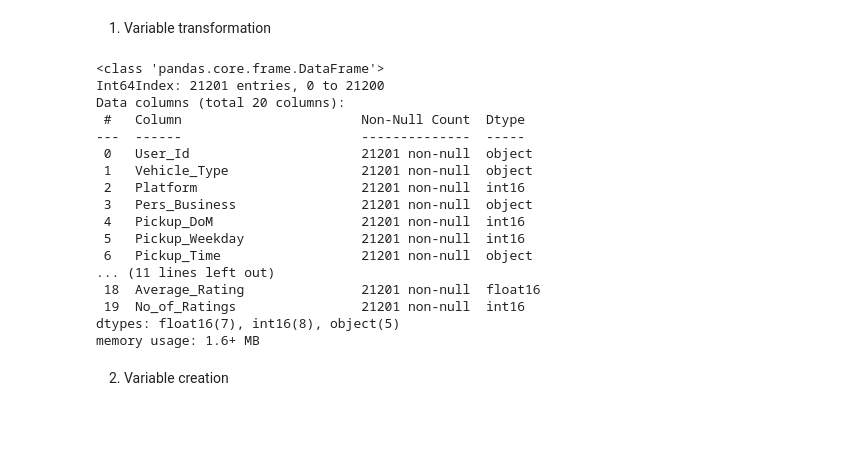
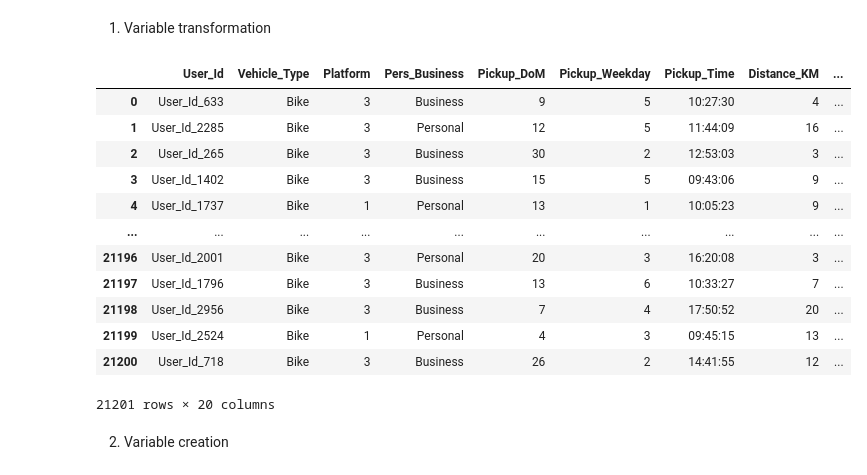
Before and after one commit to Dominic-byte/Team-13-Regression-Predict, a Jupyter notebook: Sendy_regressor.ipynb, the cells around one changed output. Drawn from its saved outputs; the diff is of its cells as text; code cells hidden in the pictures; blank space fills up the shorter version.

```diff
--- a/Sendy_regressor.ipynb
+++ b/Sendy_regressor.ipynb
@@ -411,0 +374,9 @@ From looking at the results, it shows that mainly businesses used their delivery
+# %%
+#Plotting two histograms to show insight of the Vehicle type and customer type
+obj2_cols = [col for col in eda_df.columns if (col == 'Personal or Business')] + ['Vehicle Type']
+fig,axes = plt.subplots(1, len(obj2_cols), figsize=(12,8), squeeze=False)
+
+for i, col in enumerate(obj2_cols):
+    eda_df[obj2_cols[i]].value_counts().plot(kind='bar', x=col, ax=axes[0, i], alpha=0.5)
+
+plt.show()
@@ -411,0 +390,17 @@ From looking at the results, it shows that mainly businesses used their delivery
+# %%
+#Creating a hour dataframe to to get insight at the total number of deliveries volume per hour.
+#This will show in which hours most of the deliveries were made
+import datetime as dt
+time_cols = [col for col in eda_df.columns if col.endswith('Time')]
+time_df = eda_df[time_col]
+
+
+for col in time_cols:
+    time_df[col] = pd.to_datetime(time_df[col], format='%H:%M:%S').dt.strftime("%H:%M:%S")
+#Create hour function
+def hour(df,time_col):
+    for col in time_col:
+        df[col] = df[col].apply(lambda x: int(x[:2]))
+    return df
+
+hour_df = hour(time_df,time_cols)
@@ -491,23 +546,19 @@ b. Feature engineering and selection (B)
 # %%
-pd.merge(ctrain, criders, how='left', on='Rider_Id').info()
+pd.merge(ctrain, criders, how='left', on='Rider_Id')
 # %% [output]
+|  | User_Id | Vehicle_Type | Platform | Pers_Business | Pickup_DoM | Pickup_Weekday | Pickup_Time | Distance_KM | ... |
+| 0 | User_Id_633 | Bike | 3 | Business | 9 | 5 | 10:27:30 | 4 | ... |
+| 1 | User_Id_2285 | Bike | 3 | Personal | 12 | 5 | 11:44:09 | 16 | ... |
+| 2 | User_Id_265 | Bike | 3 | Business | 30 | 2 | 12:53:03 | 3 | ... |
+| 3 | User_Id_1402 | Bike | 3 | Business | 15 | 5 | 09:43:06 | 9 | ... |
+| 4 | User_Id_1737 | Bike | 1 | Personal | 13 | 1 | 10:05:23 | 9 | ... |
+| ... | ... | ... | ... | ... | ... | ... | ... | ... | ... |
+| 21196 | User_Id_2001 | Bike | 3 | Personal | 20 | 3 | 16:20:08 | 3 | ... |
+| 21197 | User_Id_1796 | Bike | 3 | Business | 13 | 6 | 10:33:27 | 7 | ... |
+| 21198 | User_Id_2956 | Bike | 3 | Business | 7 | 4 | 17:50:52 | 20 | ... |
+| 21199 | User_Id_2524 | Bike | 1 | Personal | 4 | 3 | 09:45:15 | 13 | ... |
+| 21200 | User_Id_718 | Bike | 3 | Business | 26 | 2 | 14:41:55 | 12 | ... |
-<class 'pandas.core.frame.DataFrame'>
-Int64Index: 21201 entries, 0 to 21200
-Data columns (total 20 columns):
- #   Column                       Non-Null Count  Dtype
----  ------                       --------------  -----
- 0   User_Id                      21201 non-null  object
- 1   Vehicle_Type                 21201 non-null  object
- 2   Platform                     21201 non-null  int16
- 3   Pers_Business                21201 non-null  object
- 4   Pickup_DoM                   21201 non-null  int16
- 5   Pickup_Weekday               21201 non-null  int16
- 6   Pickup_Time                  21201 non-null  object
-... (11 lines left out)
- 18  Average_Rating               21201 non-null  float16
- 19  No_of_Ratings                21201 non-null  int16
-dtypes: float16(7), int16(8), object(5)
-memory usage: 1.6+ MB
+21201 rows × 20 columns
 # %% [markdown]
 2. Variable creation
 # %% [markdown]
```
Also changed, not shown: parts of 13 cells of this notebook.
